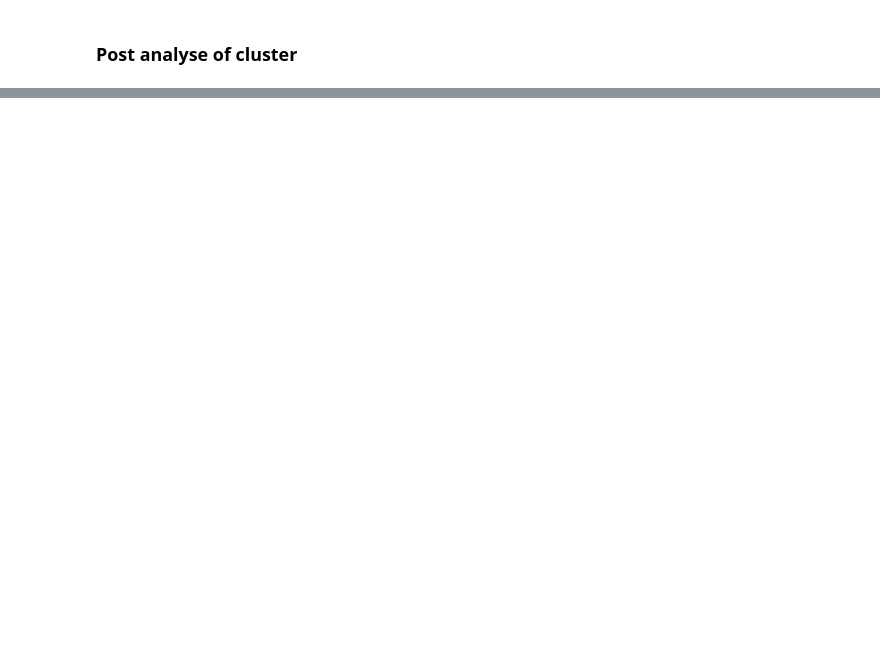
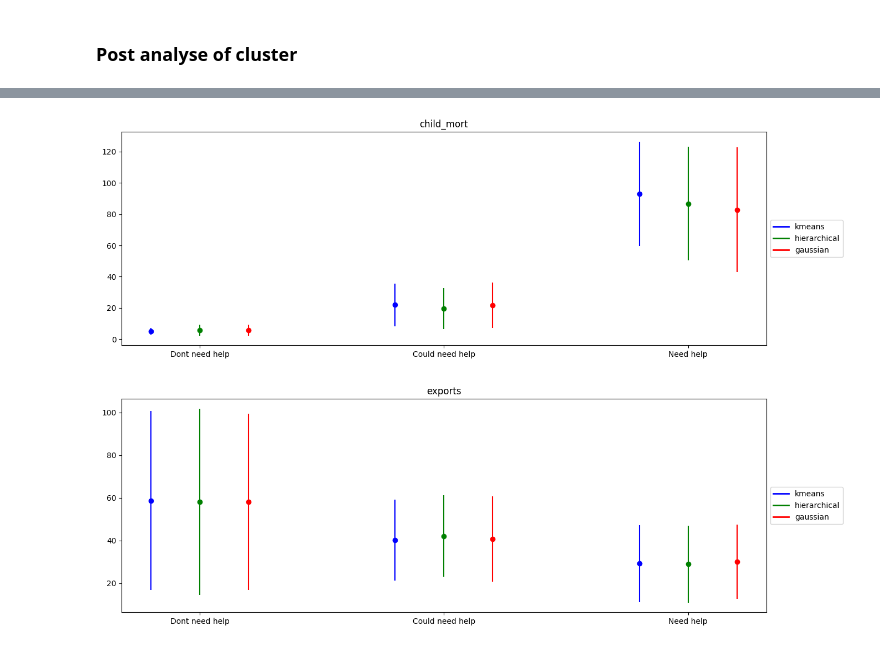
Before and after one commit to SytHamMer/help_for_contries_classification, a Jupyter notebook: TP.ipynb, the cells around one changed output, grey strips where cells are left out. Drawn from its saved outputs; the diff is of its cells as text; code cells hidden in the pictures; blank space fills up the shorter version.

Commit message:
[FEATURES]: post analyse with means, stds and distribution by features and clusters

```diff
--- a/TP.ipynb
+++ b/TP.ipynb
@@ -402,0 +361,78 @@ Davies score : 13.336743938951232 for gaussian
+# %%
+def get_means_features_by_class():
+    technics = ["kmeans","hierarchical","gaussian"]
+    #get the data with the cluster result
+    data = pd.read_csv('data/Country-data_with_clusters.csv')
+    #get the features
+    features = data.columns[2:11]
+    print(features)
+    means = pd.DataFrame()
+
+    for technic in technics:
+        #get the means of the features by cluster
+        technic_means = data.groupby(technic)[features].mean()
+        #rename the columns to include the technic name
+        technic_means.columns = [f"{technic}_{col}" for col in technic_means.columns]
+        #concatenate the technic_means to the means dataframe
+        means = pd.concat([means, technic_means], axis=1)
+    means.to_csv('data/means_features_by_class.csv')
+    return means
+
+get_means_features_by_class()
+
+
+
+
+def get_stds_features_by_class():
+    technics = ["kmeans","hierarchical","gaussian"]
+    #get the data with the cluster result
+    data = pd.read_csv('data/Country-data_with_clusters.csv')
+    #get the features
+    features = data.columns[2:11]
+    stds = pd.DataFrame()
+
+    for technic in technics:
+        #get the stds of the features by cluster
+        technic_stds = data.groupby(technic)[features].std()
+        #rename the columns to include the technic name
+        technic_stds.columns = [f"{technic}_{col}" for col in technic_stds.columns]
+        #concatenate the technic_means to the stds dataframe
+        stds = pd.concat([stds, technic_stds], axis=1)
+    stds.to_csv('data/stds_features_by_class.csv')
+    return stds
+
+get_stds_features_by_class()
+
+
+
+def plot_means_and_stds():
+    means = pd.read_csv('data/means_features_by_class.csv')
+    stds = pd.read_csv('data/stds_features_by_class.csv')
+
+    technics = ["kmeans","hierarchical","gaussian"]
+
+    #colors for the technics in order to had the same color for the same technic
+    technic_colors = {"kmeans": "blue", "hierarchical": "green", "gaussian": "red"}
+    features = ['child_mort', 'exports', 'health', 'imports', 'income', 'inflation', 'life_expec', 'total_fer','gdpp']
+
+    clusters = ["Dont need help", "Could need help", "Need help"]
+    width = 0.2  # the width of the bars
+
+    for feature in features:
+        fig, ax = plt.subplots(figsize=(15, 5))
+        for j, cluster in enumerate(clusters):
+            for i, technic in enumerate(technics):
+                column = f"{technic}_{feature}"
+                mean_values = means[means['Unnamed: 0'] == cluster][column]
+                std_values = stds[stds['Unnamed: 0'] == cluster][column]
+                ax.errorbar(j + i*width, mean_values, yerr=std_values, fmt='o', color=technic_colors[technic])
+            ax.set_title(f"{feature}")
+        ax.set_xticks(np.arange(len(clusters)) + width)
+        ax.set_xticklabels(clusters)
+        # Create a custom legend(same color for same technic)
+        custom_lines = [Line2D([0], [0], color=color, lw=2) for color in technic_colors.values()]
+        ax.legend(custom_lines, technics, loc='center left', bbox_to_anchor=(1, 0.5))
+        plt.show()
+
+plot_means_and_stds()
+# %% [output]
@@ -402,0 +442,2 @@ Davies score : 13.336743938951232 for gaussian
+[figure, added]
+[figure, added]
```
Also changed, not shown: parts of 16 cells of this notebook, 3 other files.
